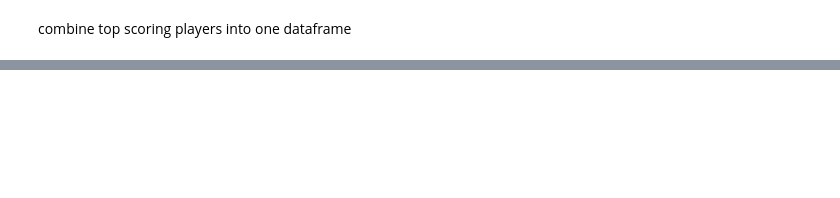
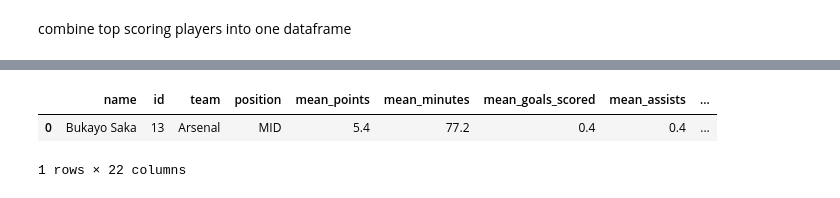
Before and after one commit to hakkd/predictFPL, a Jupyter notebook: EPL_plyr_perform_last_5.ipynb, the cells around one changed output, grey strips where cells are left out. Cells and saved outputs as stored; diff of their text form; code cells hidden in the pictures; blank space fills up the shorter version.

Commit message:
added last 5 games function

```diff
--- a/EPL_plyr_perform_last_5.ipynb
+++ b/EPL_plyr_perform_last_5.ipynb
@@ -309,0 +325,54 @@ top_20_all_pos.sort_values('total_points', ascending=False).head()
+# %%
+# select columns of interest
+points_select = points[['id_player', 'full_name', 'team', 'position',
+                        'total_points',
+                        'minutes', 'goals_scored', 'assists', 'clean_sheets',
+                        'goals_conceded', 'own_goals',
+                        'saves', 'bonus', 'bps', 'influence', 'creativity', 'threat', 'ict_index',
+                        'expected_goals', 'expected_assists', 'expected_goal_involvements',
+                        'expected_goals_conceded']]
+# %%
+def last_5_player(df, player_id):
+    '''
+    get the mean stats for a given player_id over the last 5 fixtures
+    prior to most recent fixture.
+    assume dataframe is sorted from oldest to newest fixtures
+    '''
+    df = df[df['id_player'] == player_id]
+
+    last_6 = df.tail(6)
+
+    last_5 = last_6.head(5)
+
+    d = {'name': last_5['full_name'].iloc[0],
+         'id': last_5['id_player'].iloc[0],
+         'team': last_5['team'].iloc[0],
+        'position': last_5['position'].iloc[0],
+        'mean_points': last_5['total_points'].mean(),
+        'mean_minutes': last_5['minutes'].mean(),
+        'mean_goals_scored': last_5['goals_scored'].mean(),
+        'mean_assists': last_5['assists'].mean(),
+        'mean_clean_sheets': last_5['clean_sheets'].mean(),
+        'mean_goals_conceded': last_5['goals_conceded'].mean(),
+        'mean_own_goals': last_5['own_goals'].mean(),
+        'mean_saves': last_5['saves'].mean(),
+        'mean_bonus': last_5['bonus'].mean(),
+        'mean_bps': last_5['bps'].mean(),
+        'mean_influence': last_5['influence'].mean(),
+        'mean_creativity': last_5['creativity'].mean(),
+        'mean_threat': last_5['threat'].mean(),
+        'mean_ict': last_5['ict_index'].mean(),
+        'mean_xg': last_5['expected_goals'].mean(),
+        'mean_xa': last_5['expected_assists'].mean(),
+        'mean_xgi': last_5['expected_goal_involvements'].mean(),
+        'mean_xgc': last_5['expected_goals_conceded'].mean(),}
+
+    last_5_mean = pd.DataFrame(data = d, index = [0])
+
+    return last_5_mean
+
+last_5_player(points_select, 13)
+# %% [output]
+|  | name | id | team | position | mean_points | mean_minutes | mean_goals_scored | mean_assists | ... |
+| 0 | Bukayo Saka | 13 | Arsenal | MID | 5.4 | 77.2 | 0.4 | 0.4 | ... |
+1 rows × 22 columns
```
Also changed, not shown: parts of 5 cells of this notebook.
